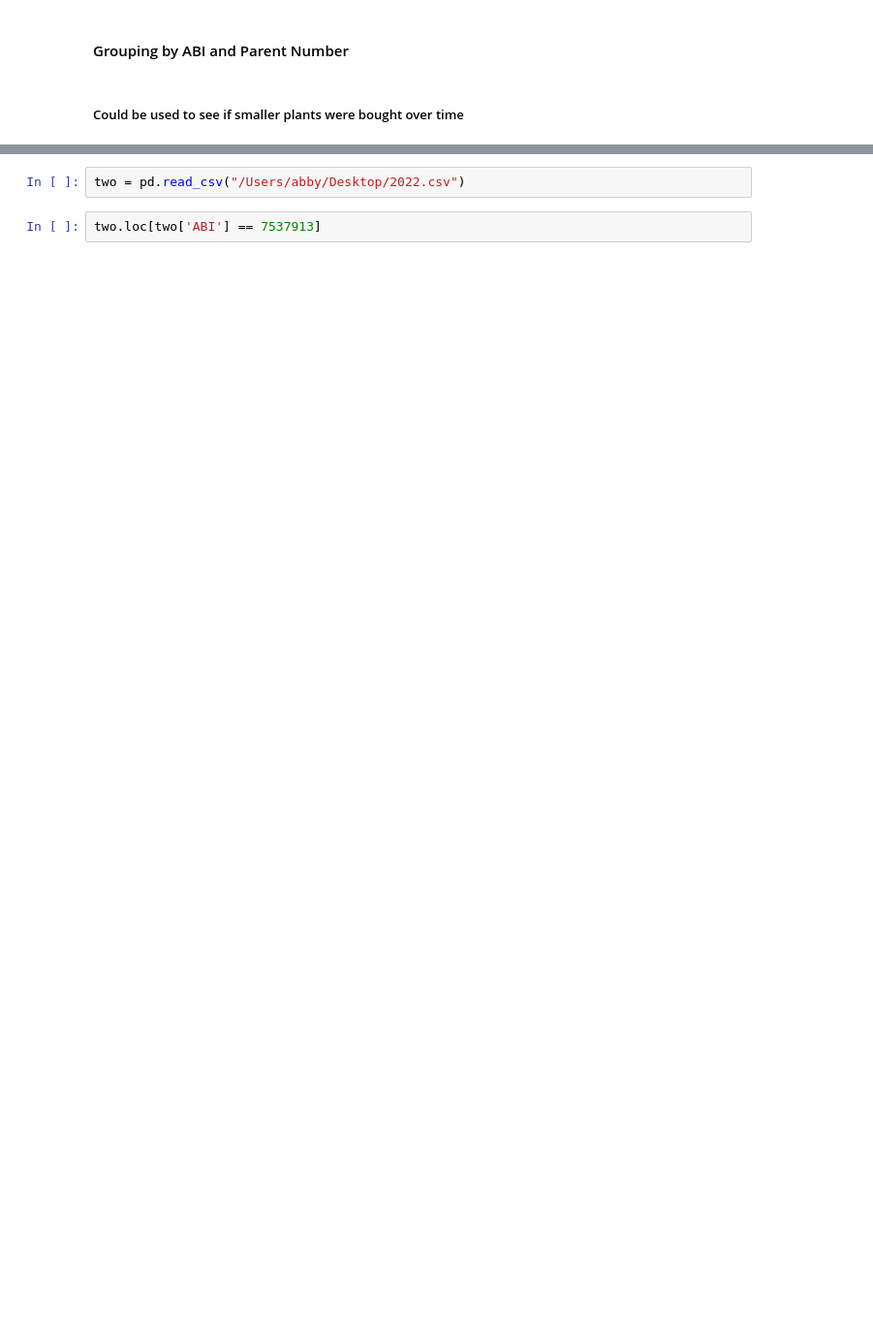
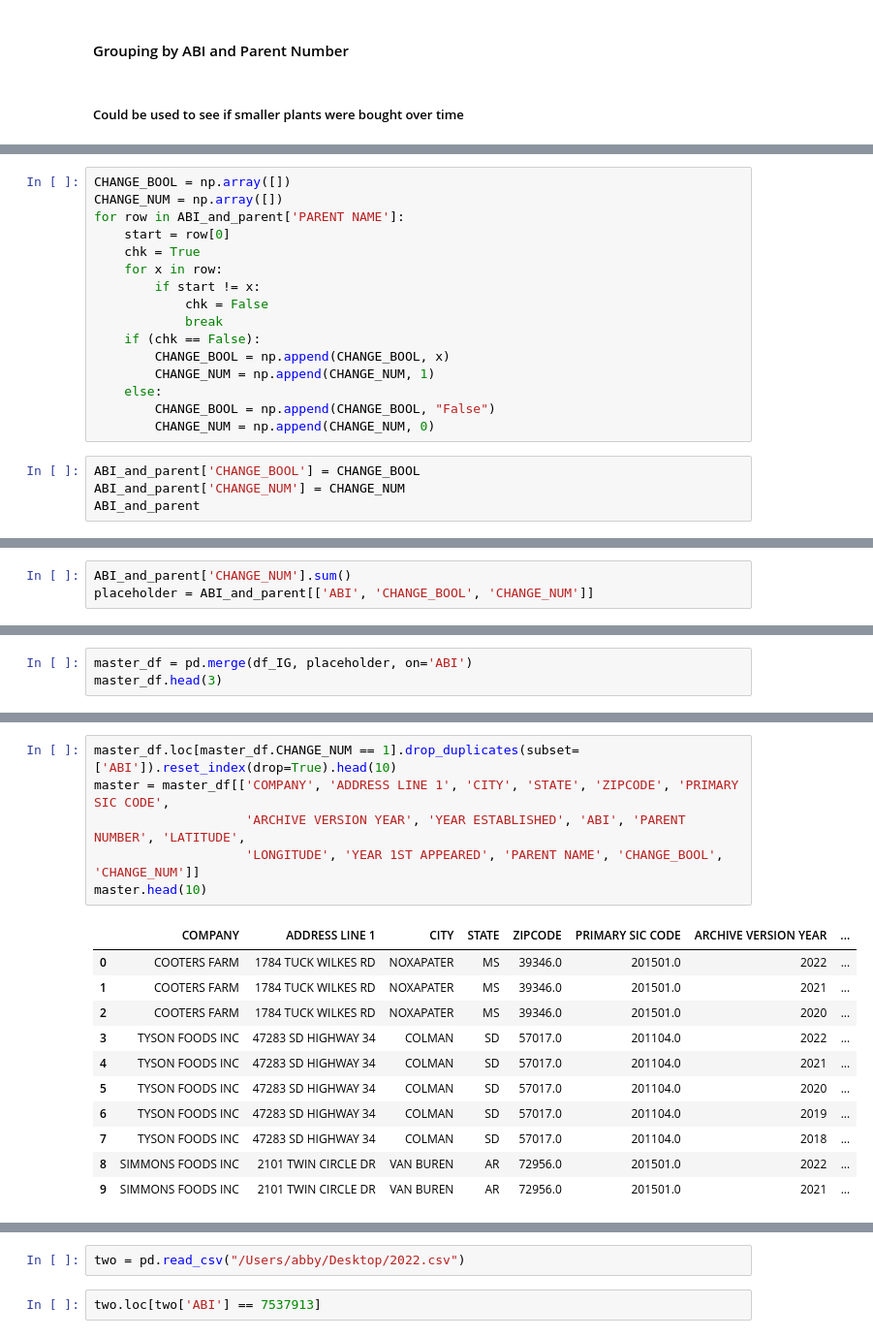
Before and after one commit to uchicago-dsi/rafi-poultry, a Jupyter notebook: notebooks/master-EDA.ipynb, the cells around one changed output, grey strips where cells are left out. Shown at 97% size. Cells and saved outputs as stored; diff of their text form; blank space fills up the shorter version.

```diff
--- a/notebooks/master-EDA.ipynb
+++ b/notebooks/master-EDA.ipynb
@@ -368 +375,21 @@ ABI_and_parent
 2168 rows × 2 columns
+# %%
+CHANGE_BOOL = np.array([])
+CHANGE_NUM = np.array([])
+for row in ABI_and_parent['PARENT NAME']:
+    start = row[0]
+    chk = True
+    for x in row:
+        if start != x:
+            chk = False
+            break
+    if (chk == False):
+        CHANGE_BOOL = np.append(CHANGE_BOOL, x)
+        CHANGE_NUM = np.append(CHANGE_NUM, 1)
+    else:
+        CHANGE_BOOL = np.append(CHANGE_BOOL, "False")
+        CHANGE_NUM = np.append(CHANGE_NUM, 0)
+# %%
+ABI_and_parent['CHANGE_BOOL'] = CHANGE_BOOL
+ABI_and_parent['CHANGE_NUM'] = CHANGE_NUM
+ABI_and_parent
@@ -368,0 +410,3 @@ ABI_and_parent
+# %%
+ABI_and_parent['CHANGE_NUM'].sum()
+placeholder = ABI_and_parent[['ABI', 'CHANGE_BOOL', 'CHANGE_NUM']]
@@ -368,0 +427,3 @@ ABI_and_parent
+# %%
+master_df = pd.merge(df_IG, placeholder, on='ABI')
+master_df.head(3)
@@ -368,0 +435,18 @@ ABI_and_parent
+# %%
+master_df.loc[master_df.CHANGE_NUM == 1].drop_duplicates(subset=['ABI']).reset_index(drop=True).head(10)
+master = master_df[['COMPANY', 'ADDRESS LINE 1', 'CITY', 'STATE', 'ZIPCODE', 'PRIMARY SIC CODE',
+                    'ARCHIVE VERSION YEAR', 'YEAR ESTABLISHED', 'ABI', 'PARENT NUMBER', 'LATITUDE',
+                    'LONGITUDE', 'YEAR 1ST APPEARED', 'PARENT NAME', 'CHANGE_BOOL', 'CHANGE_NUM']]
+master.head(10)
+# %% [output]
+|  | COMPANY | ADDRESS LINE 1 | CITY | STATE | ZIPCODE | PRIMARY SIC CODE | ARCHIVE VERSION YEAR | ... |
+| 0 | COOTERS FARM | 1784 TUCK WILKES RD | NOXAPATER | MS | 39346.0 | 201501.0 | 2022 | ... |
+| 1 | COOTERS FARM | 1784 TUCK WILKES RD | NOXAPATER | MS | 39346.0 | 201501.0 | 2021 | ... |
+| 2 | COOTERS FARM | 1784 TUCK WILKES RD | NOXAPATER | MS | 39346.0 | 201501.0 | 2020 | ... |
+| 3 | TYSON FOODS INC | 47283 SD HIGHWAY 34 | COLMAN | SD | 57017.0 | 201104.0 | 2022 | ... |
+| 4 | TYSON FOODS INC | 47283 SD HIGHWAY 34 | COLMAN | SD | 57017.0 | 201104.0 | 2021 | ... |
+| 5 | TYSON FOODS INC | 47283 SD HIGHWAY 34 | COLMAN | SD | 57017.0 | 201104.0 | 2020 | ... |
+| 6 | TYSON FOODS INC | 47283 SD HIGHWAY 34 | COLMAN | SD | 57017.0 | 201104.0 | 2019 | ... |
+| 7 | TYSON FOODS INC | 47283 SD HIGHWAY 34 | COLMAN | SD | 57017.0 | 201104.0 | 2018 | ... |
+| 8 | SIMMONS FOODS INC | 2101 TWIN CIRCLE DR | VAN BUREN | AR | 72956.0 | 201501.0 | 2022 | ... |
+| 9 | SIMMONS FOODS INC | 2101 TWIN CIRCLE DR | VAN BUREN | AR | 72956.0 | 201501.0 | 2021 | ... |
```
Also changed, not shown: parts of 9 cells of this notebook.
